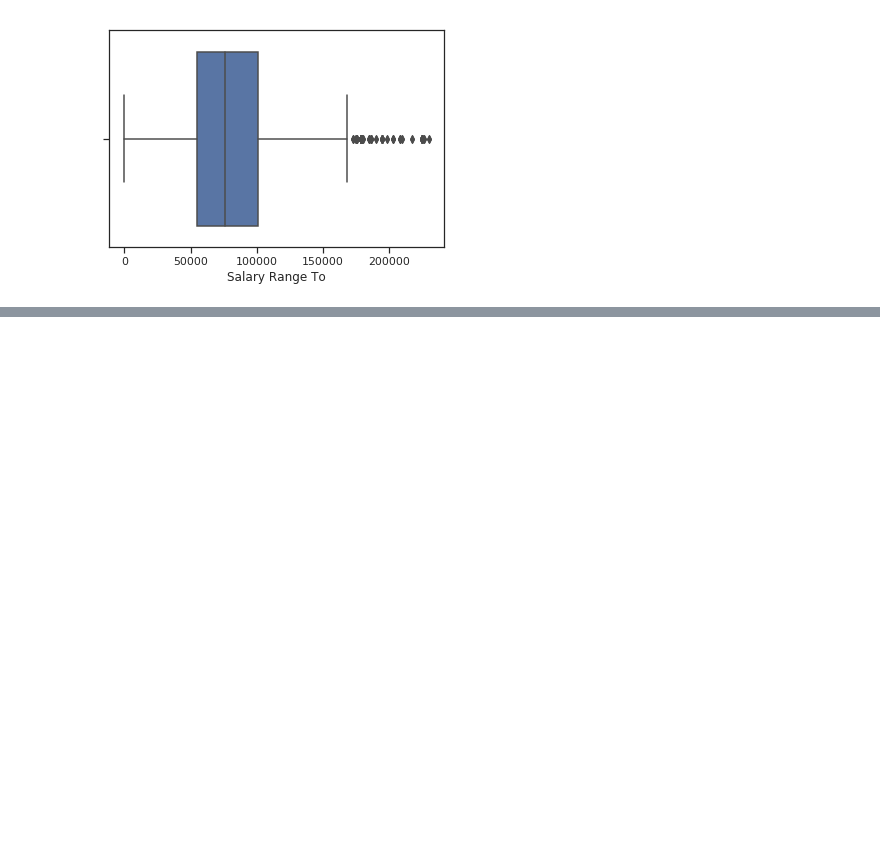
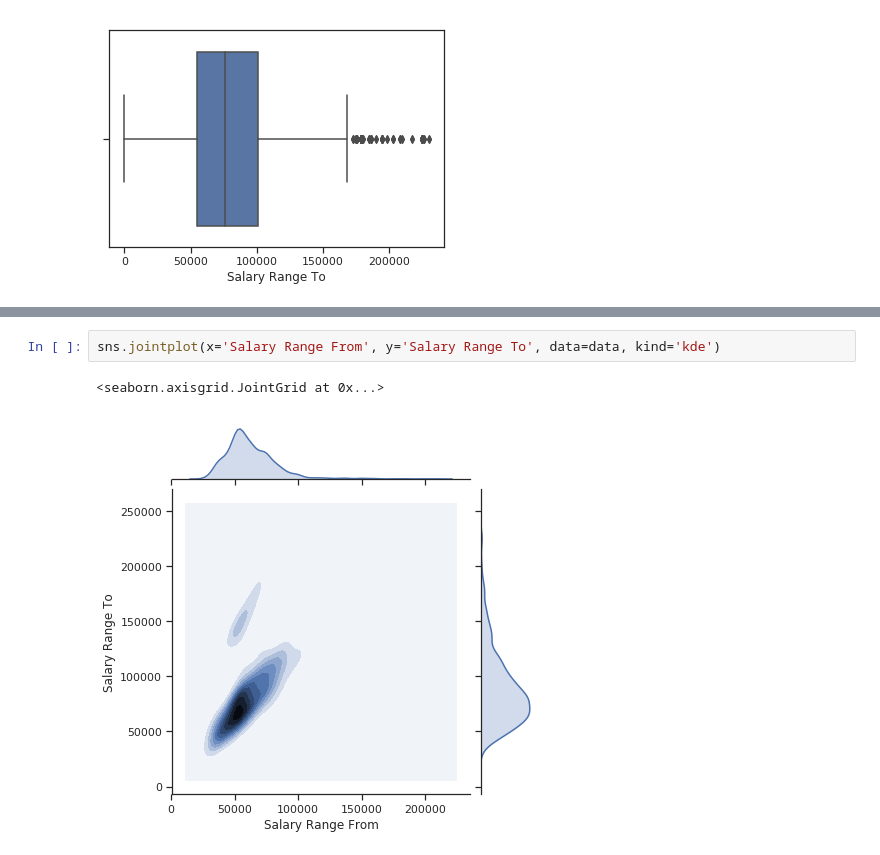
Before and after one commit to VitalyCherkov/ml_6sem, a Jupyter notebook: lab1.ipynb, the cells around one changed output, grey strips where cells are left out. Saved outputs shown, nothing was run; the diff lists cells and outputs as text; blank space fills up the shorter version.

```diff
--- a/lab1.ipynb
+++ b/lab1.ipynb
@@ -167,0 +182,5 @@ sns.boxplot(x=data['Salary Range To'])
+# %%
+sns.jointplot(x='Salary Range From', y='Salary Range To', data=data, kind='kde')
+# %% [output]
+<seaborn.axisgrid.JointGrid at 0x...>
+[figure, added]
```
Also changed, not shown: parts of 17 cells of this notebook.
